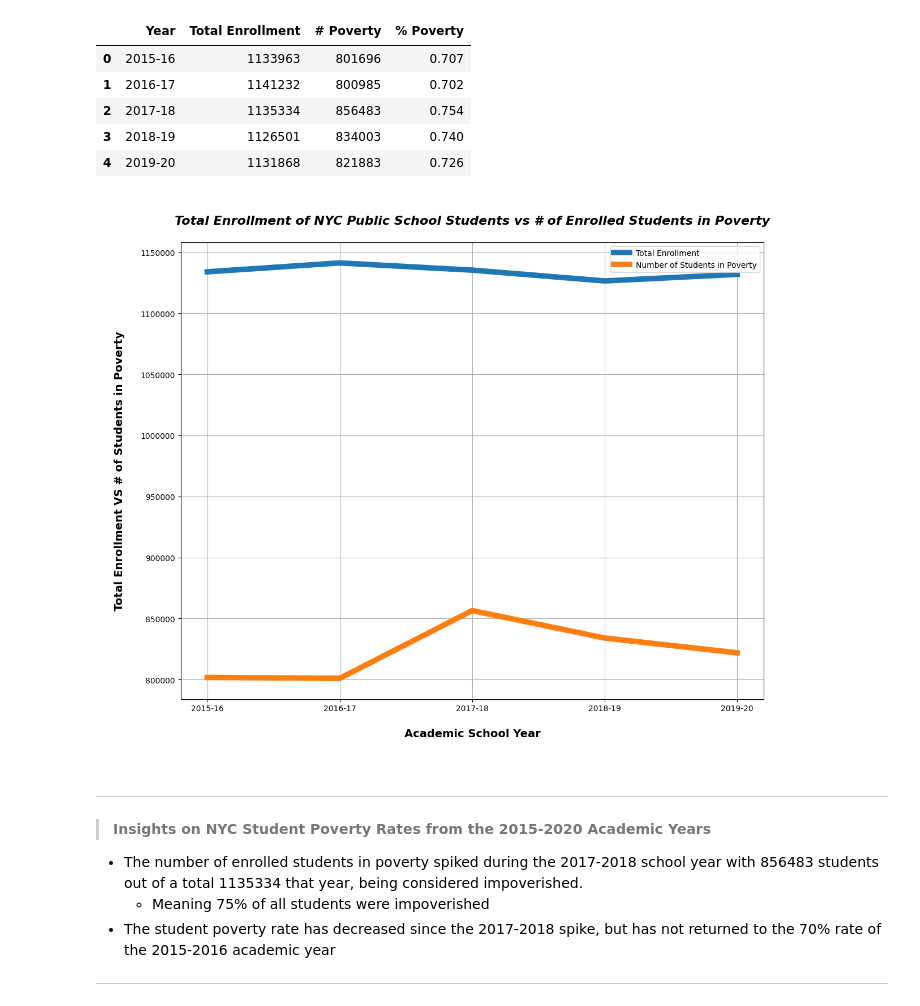
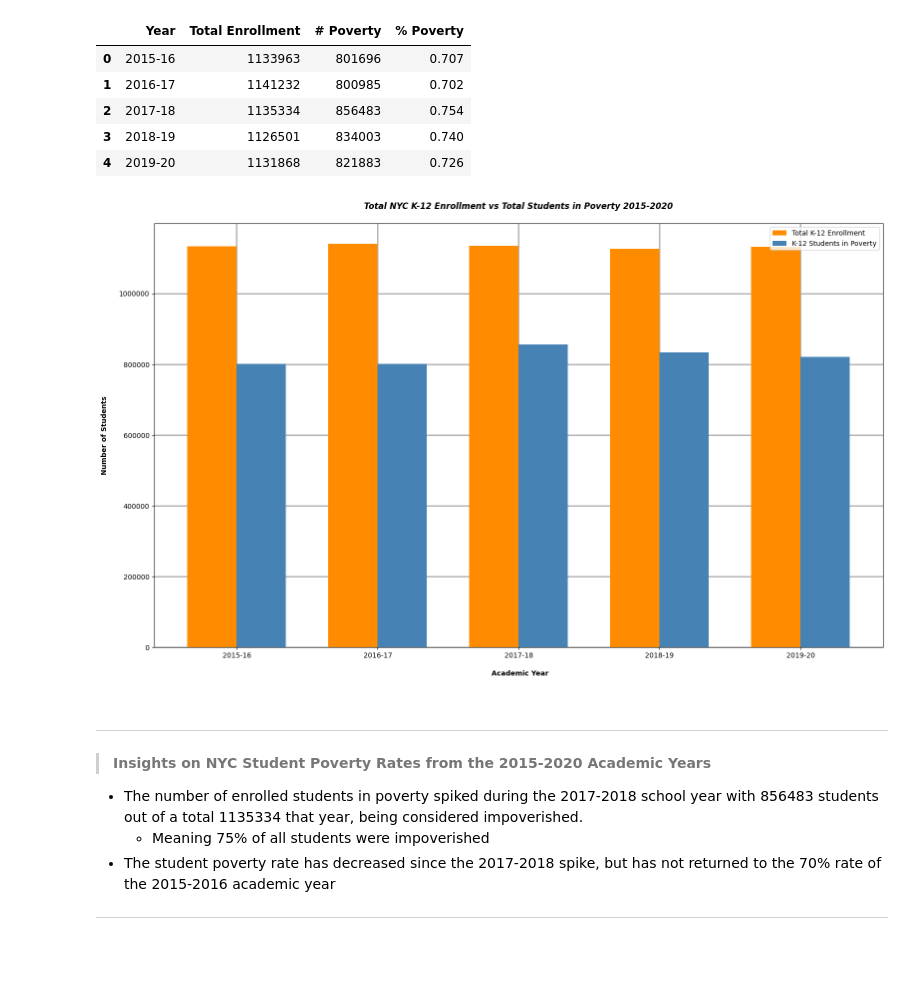
Before and after one commit to thetechleila/NYC-Public-Schools-EDA-Pre-and-Post-Pandemic, a Jupyter notebook: code/eda.ipynb, the cells around one changed output. Cells and saved outputs as stored; diff of their text form; code cells hidden in the pictures; blank space fills up the shorter version.

Commit message:
chart fix

```diff
--- a/code/eda.ipynb
+++ b/code/eda.ipynb
@@ -587,32 +587,40 @@ poverty_df
 | 2 | 2017-18 | 1135334 | 856483 | 0.754 |
 | 3 | 2018-19 | 1126501 | 834003 | 0.740 |
 | 4 | 2019-20 | 1131868 | 821883 | 0.726 |
-# %%
-#Visualize Total Enrollment of NYC Public School Students vs # of Enrolled Students in Poverty
-
-x = poverty_df["Year"]
-y1 = poverty_df["Total Enrollment"]
-y2 = poverty_df["# Poverty"]
-
-plt.figure(figsize=(12, 10))
-plt.grid()
-plt.plot(x, y1, linewidth = 7.0, label="Total Enrollment")
-plt.plot(x, y2, linewidth = 7.0, label="Number of Students in Poverty")
-
-#Remove scientific notation from y axis
-plt.gcf().axes[0].yaxis.get_major_formatter().set_scientific(False)
-
-plt.xlabel("\nAcademic School Year\n", fontsize=14, weight="bold")
-plt.ylabel("\nTotal Enrollment VS # of Students in Poverty\n", fontsize=14, weight="bold")
-plt.title("\nTotal Enrollment of NYC Public School Students vs # of Enrolled Students in Poverty\n",
-          fontsize=16, weight='bold', style='italic')
-
-plt.legend()
-
-plt.tight_layout()
-plt.show()
-# %% [output]
-[figure, removed]
+# %%
+#Visualize total k-12 enrollment against number of students in poverty
+
+years = poverty_df['Year']
+total_k12 = poverty_df['Total Enrollment']
+k12_pov = poverty_df['# Poverty']
+
+#Set bar width and x
+x = np.arange(len(years))
+width = 0.35
+
+#Set up bar details and figure size for plot
+fig, ax = plt.subplots(figsize=(16, 10))
+
+#Remove scientific notation from y axis
+plt.gcf().axes[0].yaxis.get_major_formatter().set_scientific(False)
+
+bars1 = ax.bar(x - width/2, total_k12, width, label='Total K-12 Enrollment', color='darkorange')
+bars2 = ax.bar(x + width/2, k12_pov, width, label='K-12 Students in Poverty', color='steelblue')
+
+ax.set_ylabel('Number of Students\n', weight='bold')
+ax.set_xlabel('\n Academic Year\n', weight='bold')
+ax.set_title('Total NYC K-12 Enrollment vs Total Students in Poverty 2015-2020\n', weight='bold', style='italic')
+
+ax.set_axisbelow(True)
+ax.grid(True, linewidth=2.0)
+ax.set_xticks(x)
+ax.set_xticklabels(years)
+ax.legend()
+
+plt.tight_layout()
+plt.show()
+# %% [output]
+[figure, added]
 # %% [markdown]
 ___
 > **Insights on NYC Student Poverty Rates from the 2015-2020 Academic Years**
```
Also changed, not shown: parts of 3 cells of this notebook.
